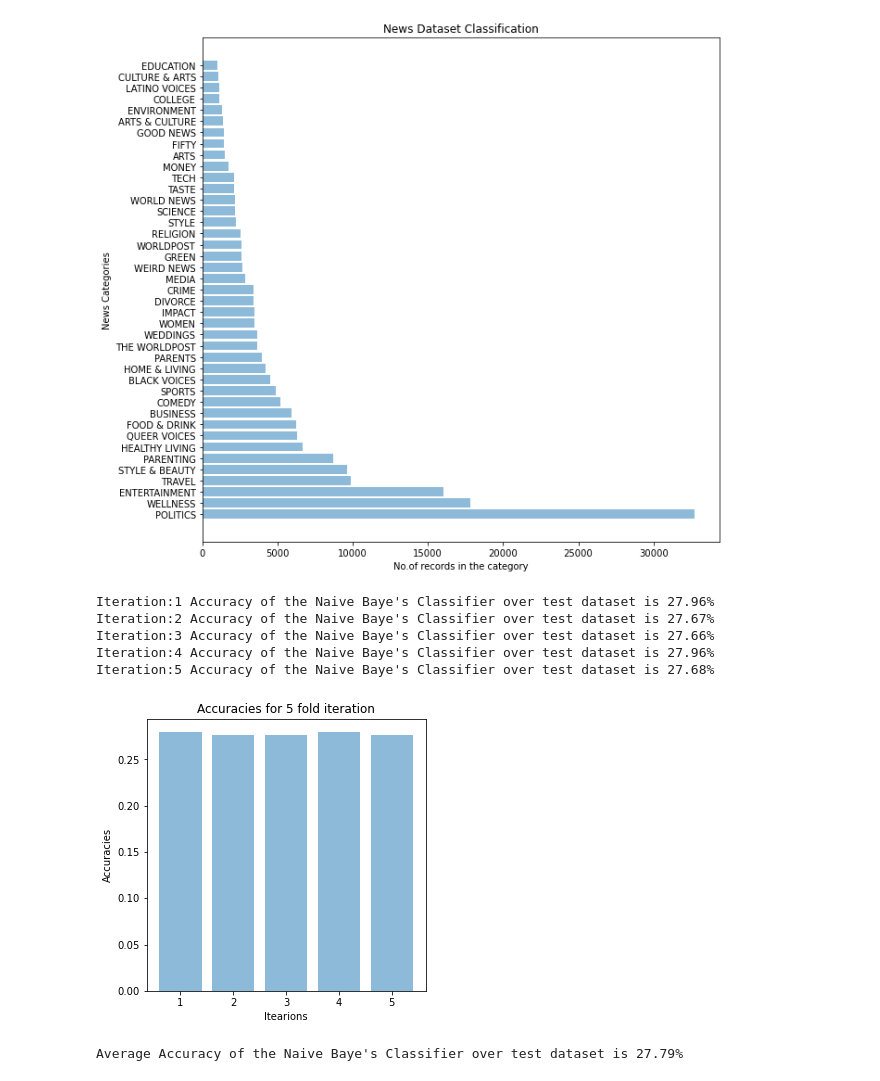
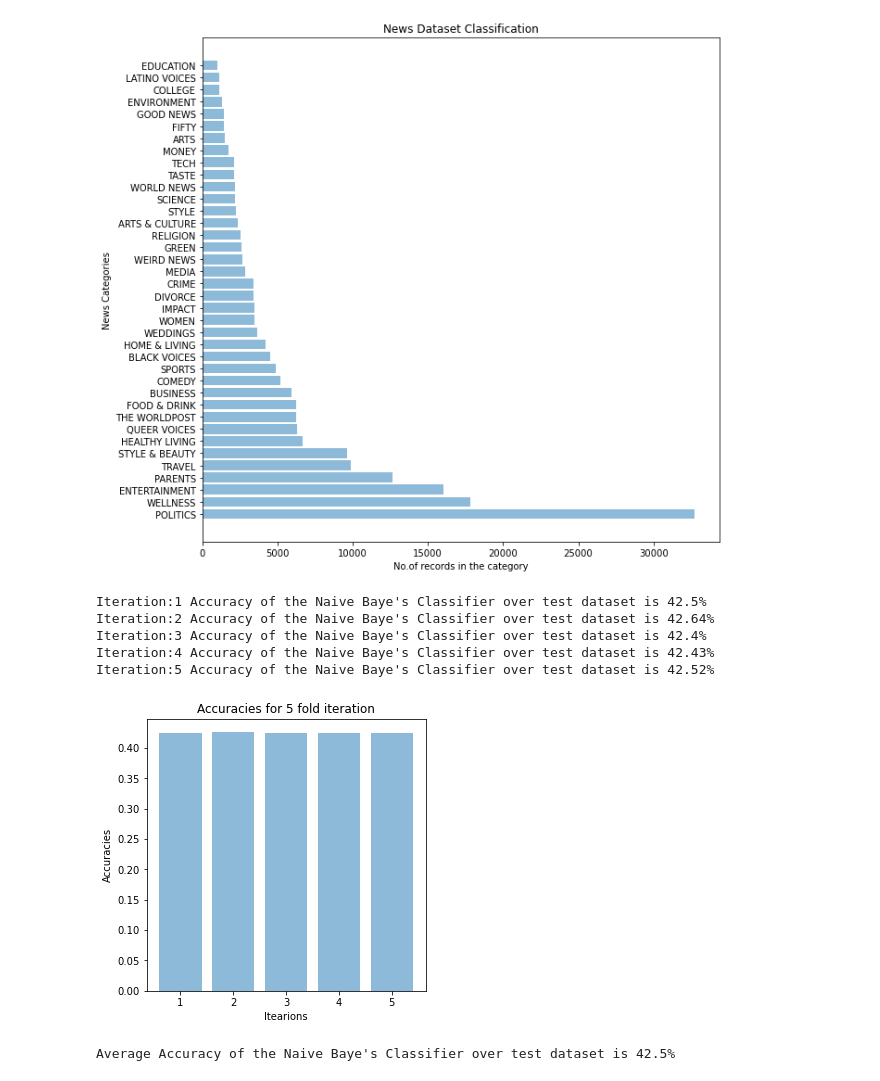
Before and after one commit to dj1095/pramodh-jajala-portfolio, a Jupyter notebook: downloads/naive-bayes-classifier.ipynb, the cells around one changed output. Saved outputs shown, nothing was run; the diff lists cells and outputs as text; code cells hidden in the pictures.

```diff
--- a/downloads/naive-bayes-classifier.ipynb
+++ b/downloads/naive-bayes-classifier.ipynb
@@ -77,10 +141,14 @@ def get_accuracy(dataset,categories,word_frequency_dict,group_classes_dict):
 # %%
-# Load the original dataset.
+# Load the original dataset into dictionary and  data preprocessing.
 dataset = []
 categories = []
+stop_words= set(stopwords.words('english'))
 with open('data/News_Category_Dataset_v2.json') as data:
-    for line_num,record in enumerate(data,start=0):
-        dataset.append(json.loads(record))
+    for line_num,file_text in enumerate(data,start=0):
+        file_text = file_text.replace('"category": "CULTURE & ARTS",','"category": "ARTS & CULTURE",',1).replace('"category": "WORLDPOST",','"category": "THE WORLDPOST",',1).replace('"category": "PARENTING",','"category": "PARENTS",',1)
+        record = json.loads(file_text)
+        processed_record = {"category":record['category'],"headline":record['headline'].lower()}
+        dataset.append(processed_record)
         if dataset[line_num]['category'] not in categories:
             categories.append(dataset[line_num]['category'])
 no_of_records = len(dataset)
@@ -102,0 +160,4 @@ df.head()
+# %%
+#Data After Preprocessing
+df2 = pd.DataFrame(dataset)
+df2.head()
@@ -103,16 +171,15 @@ df.head()
 # %%
 # plot the data distribution of all news categories in the dataset
-#df.loc[:,'category'].value_counts() #to check the no of records in each category
 fig, ax = plt.subplots()
 fig.set_figheight(10)
 fig.set_figwidth(10)
-ax.barh(df.loc[:,'category'].value_counts().keys(),df.loc[:,'category'].value_counts().values, alpha=0.5)
+ax.barh(df2.loc[:,'category'].value_counts().keys(),df2.loc[:,'category'].value_counts().values, alpha=0.5)
 ax.set_ylabel("News Categories")
 ax.set_xlabel('No.of records in the category')
 ax.set_title('News Dataset Classification')
 plt.show()
 # %% [output]
-[figure, old version]
+[figure, new version]
 # %%
 #Divide the dataset into train and test data
 k_fold =5
@@ -126,8 +193,8 @@ for i in range(k_fold):
     vocab_list = build_vocab_list(train_dataset)
     word_frequency_dict = build_doc_freq_dict(train_dataset,categories)
     test_accuracy = get_accuracy(test_dataset,categories,word_frequency_dict,group_classes_dict)
+    print(f'''Iteration:{i+1} Accuracy of the Naive Baye's Classifier over test dataset is {round(test_accuracy*100,2)}%''')
     accuracy_list.append(test_accuracy)
-    print(f'''Iteration:{i+1} Accuracy of the Naive Baye's Classifier over test dataset is {round(test_accuracy*100,2)}%''')
 fig2, ax2 = plt.subplots()
 fig2.set_figheight(5)
 fig2.set_figwidth(5)
@@ -138,10 +205,10 @@ ax2.set_title('Accuracies for 5 fold iteration')
 plt.show()
 print(f'''Average Accuracy of the Naive Baye's Classifier over test dataset is {round(np.mean(np.array(accuracy_list))*100,2)}%''')
 # %% [output]
-Iteration:1 Accuracy of the Naive Baye's Classifier over test dataset is 27.96%
-Iteration:2 Accuracy of the Naive Baye's Classifier over test dataset is 27.67%
-Iteration:3 Accuracy of the Naive Baye's Classifier over test dataset is 27.66%
-Iteration:4 Accuracy of the Naive Baye's Classifier over test dataset is 27.96%
-Iteration:5 Accuracy of the Naive Baye's Classifier over test dataset is 27.68%
+Iteration:1 Accuracy of the Naive Baye's Classifier over test dataset is 42.5%
+Iteration:2 Accuracy of the Naive Baye's Classifier over test dataset is 42.64%
+Iteration:3 Accuracy of the Naive Baye's Classifier over test dataset is 42.4%
+Iteration:4 Accuracy of the Naive Baye's Classifier over test dataset is 42.43%
+Iteration:5 Accuracy of the Naive Baye's Classifier over test dataset is 42.52%
-[figure, old version]
+[figure, new version]
-Average Accuracy of the Naive Baye's Classifier over test dataset is 27.79%
+Average Accuracy of the Naive Baye's Classifier over test dataset is 42.5%
```
Also changed, not shown: parts of 12 cells of this notebook.
